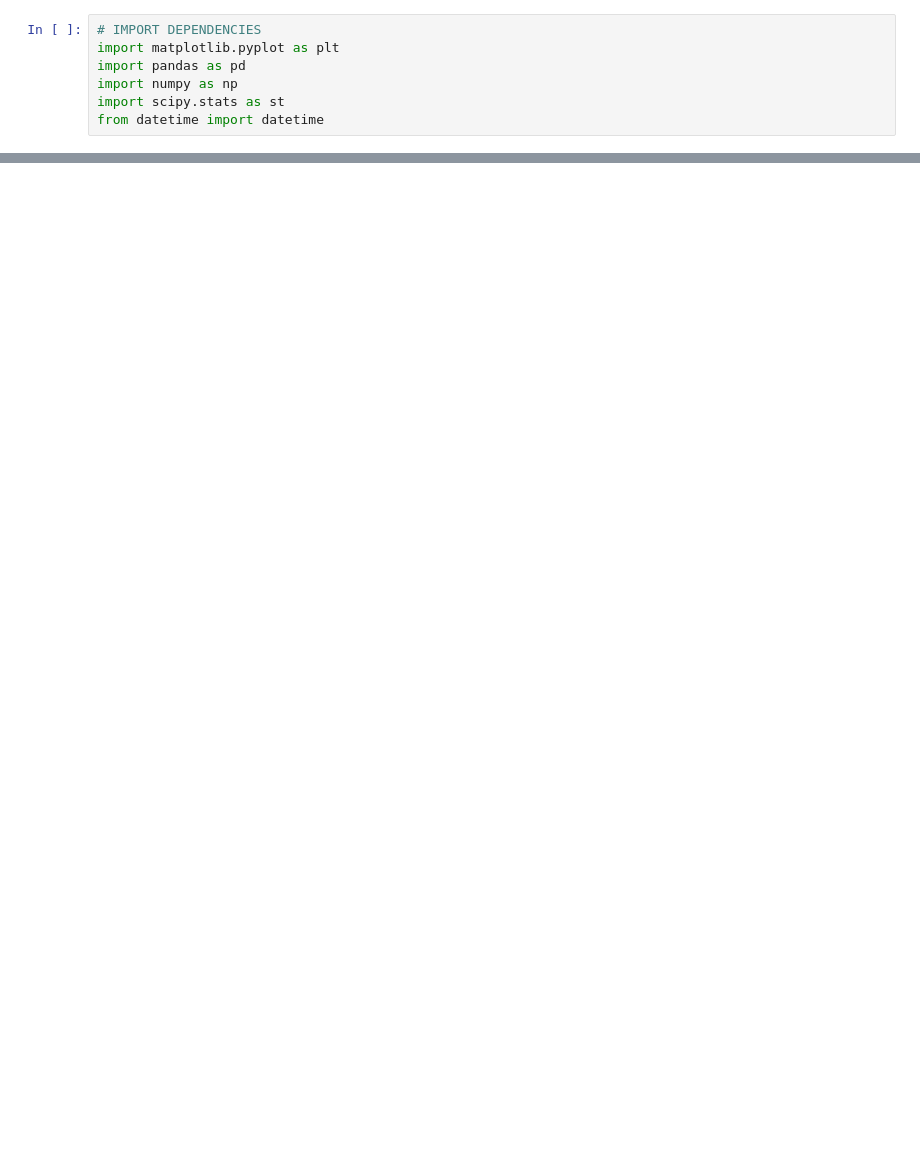
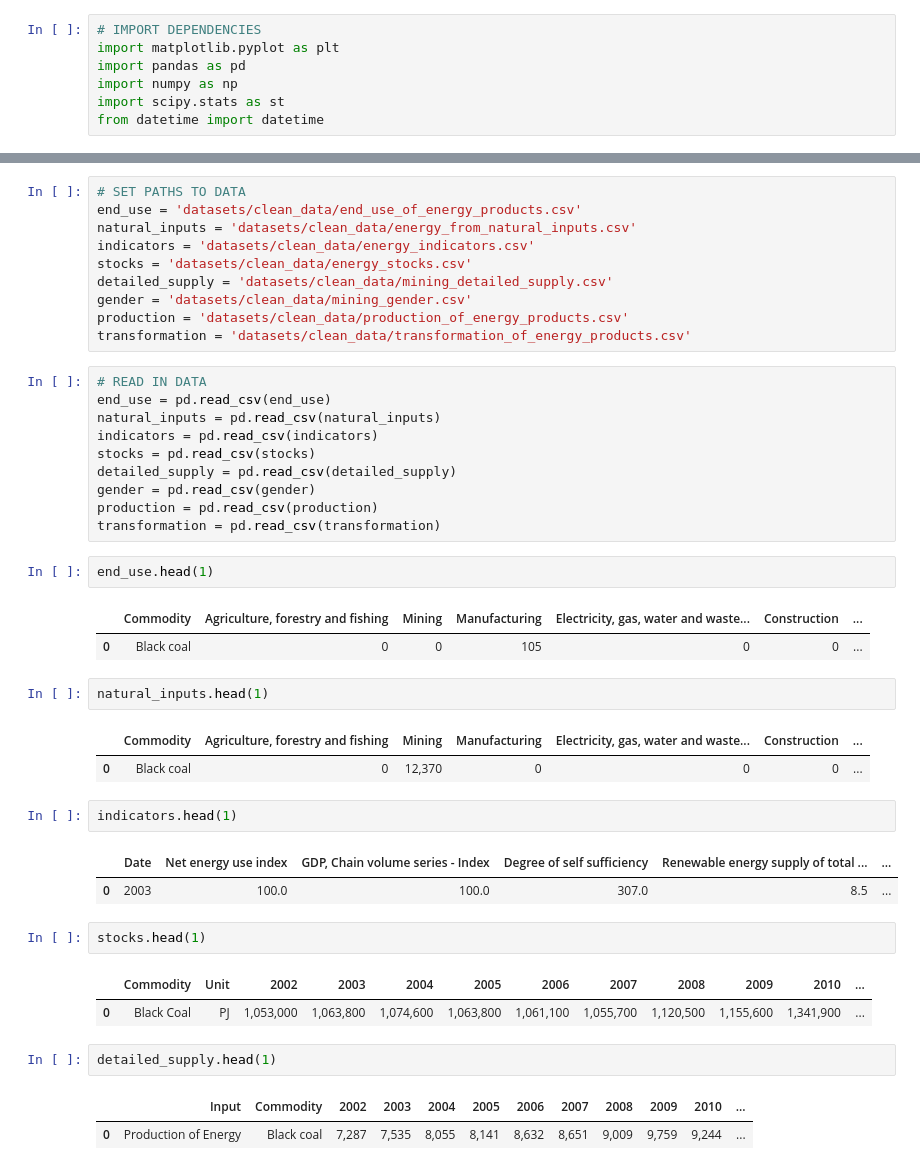
Before and after one commit to natalieddavies/FinalProject, a Jupyter notebook: merging.ipynb, the cells around one changed output, grey strips where cells are left out. Cells and saved outputs as stored; diff of their text form; blank space fills up the shorter version.

```diff
--- a/merging.ipynb
+++ b/merging.ipynb
@@ -42,0 +8,45 @@ KeyError: 1
+# %%
+# SET PATHS TO DATA
+end_use = 'datasets/clean_data/end_use_of_energy_products.csv'
+natural_inputs = 'datasets/clean_data/energy_from_natural_inputs.csv'
+indicators = 'datasets/clean_data/energy_indicators.csv'
+stocks = 'datasets/clean_data/energy_stocks.csv'
+detailed_supply = 'datasets/clean_data/mining_detailed_supply.csv'
+gender = 'datasets/clean_data/mining_gender.csv'
+production = 'datasets/clean_data/production_of_energy_products.csv'
+transformation = 'datasets/clean_data/transformation_of_energy_products.csv'
+# %%
+# READ IN DATA
+end_use = pd.read_csv(end_use)
+natural_inputs = pd.read_csv(natural_inputs)
+indicators = pd.read_csv(indicators)
+stocks = pd.read_csv(stocks)
+detailed_supply = pd.read_csv(detailed_supply)
+gender = pd.read_csv(gender)
+production = pd.read_csv(production)
+transformation = pd.read_csv(transformation)
+# %%
+end_use.head(1)
+# %% [output]
+|  | Commodity | Agriculture, forestry and fishing | Mining | Manufacturing | Electricity, gas, water and waste... | Construction | ... |
+| 0 | Black coal | 0 | 0 | 105 | 0 | 0 | ... |
+# %%
+natural_inputs.head(1)
+# %% [output]
+|  | Commodity | Agriculture, forestry and fishing | Mining | Manufacturing | Electricity, gas, water and waste... | Construction | ... |
+| 0 | Black coal | 0 | 12,370 | 0 | 0 | 0 | ... |
+# %%
+indicators.head(1)
+# %% [output]
+|  | Date | Net energy use index | GDP, Chain volume series - Index | Degree of self sufficiency | Renewable energy supply of total ... | ... |
+| 0 | 2003 | 100.0 | 100.0 | 307.0 | 8.5 | ... |
+# %%
+stocks.head(1)
+# %% [output]
+|  | Commodity | Unit | 2002 | 2003 | 2004 | 2005 | 2006 | 2007 | 2008 | 2009 | 2010 | ... |
+| 0 | Black Coal | PJ | 1,053,000 | 1,063,800 | 1,074,600 | 1,063,800 | 1,061,100 | 1,055,700 | 1,120,500 | 1,155,600 | 1,341,900 | ... |
+# %%
+detailed_supply.head(1)
+# %% [output]
+|  | Input | Commodity | 2002 | 2003 | 2004 | 2005 | 2006 | 2007 | 2008 | 2009 | 2010 | ... |
+| 0 | Production of Energy | Black coal | 7,287 | 7,535 | 8,055 | 8,141 | 8,632 | 8,651 | 9,009 | 9,759 | 9,244 | ... |
```
Also changed, not shown: parts of 7 cells of this notebook, 1 other file.
